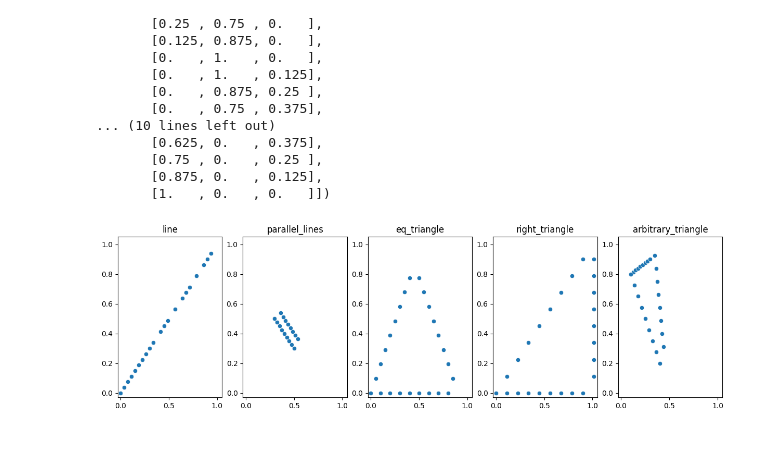
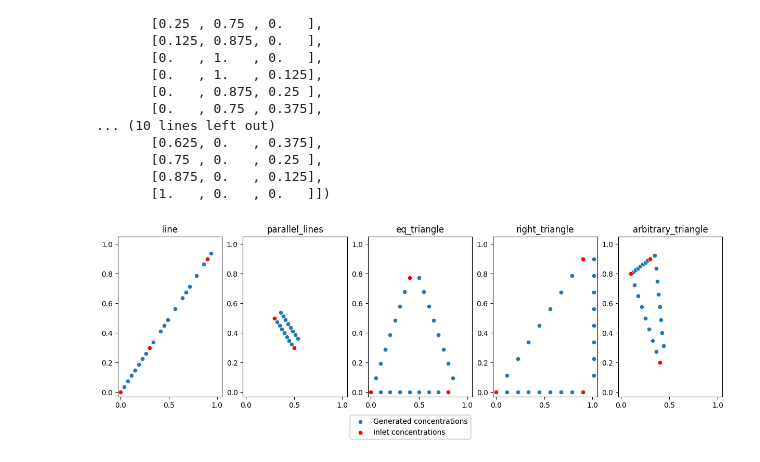
Before and after one commit to Sauciu1/bo-microfluidics, a Jupyter notebook: spiral_mixer.ipynb, the cells around one changed output. Saved outputs shown, nothing was run; the diff lists cells and outputs as text; code cells hidden in the pictures.

```diff
--- a/spiral_mixer.ipynb
+++ b/spiral_mixer.ipynb
@@ -49,23 +49,39 @@ array([[1.   , 0.   , 0.   ],
 # %%
 
 
 simple_shapes = {
 "line":[[0,0],[0.3,0.3],[0.9,0.9]],
 "parallel_lines":[[0.3,0.5],[0.5,0.3],[0.3,0.5]],
 "eq_triangle":[[0,0],[0.8,0],[0.4,np.sqrt(3*0.8)/2]],
 "right_triangle":[[0,0],[0.9,0],[0.9,0.9]],
 "arbitrary_triangle" : [[0.1, 0.8],[0.3, 0.9],[0.4, 0.2]]
 }
 
 
 from matplotlib import pyplot as plt
-fig, ax = plt.subplots(1, len(simple_shapes), figsize=(15,4))
-for i, (name, solutions) in enumerate(simple_shapes.items()):
+fig, axes = plt.subplots(1, len(simple_shapes), figsize=(15,4))
+for i, (name, sol) in enumerate(simple_shapes.items()):
+        ax = axes[i]
 
-        coords = spiral_mixer(*solutions)
-        ax[i].set_title(name)
-        sns.scatterplot(x=coords[:,0], y=coords[:,1], ax=ax[i])
-        ax[i].set_xlim(-0.03,1.05)
-        ax[i].set_ylim(-0.03,1.05)
+        coords = spiral_mixer(*sol)
+        ax.set_title(name)
+        sns.scatterplot(x=coords[:,0], y=coords[:,1], ax=ax, label="Generated concentrations")
+        sol_array = np.array(sol)
+        sns.scatterplot(x=sol_array[:,0], y=sol_array[:,1], ax=ax, color='red', label="Inlet concentrations")
+        ax.set_xlim(-0.03,1.05)
+        ax.set_ylim(-0.03,1.05)
+        ax.set_xlim(-0.03,1.05)
+        ax.set_ylim(-0.03,1.05)
+
+        # Remove individual legends
+        for ax in axes.flat:
+                if ax.get_legend():
+                        ax.get_legend().remove()
+
+        # Add single legend to the right
+        handles, labels = axes[0].get_legend_handles_labels()
+        fig.legend(handles, labels, loc='upper center', bbox_to_anchor=(0.5, 0.04))
+
+plt.savefig("latex/img/spiral_mixer_shapes.png", bbox_inches='tight')
 # %% [output]
-[figure, old version]
+[figure, new version]
```
Also changed, not shown: 18 other files.
